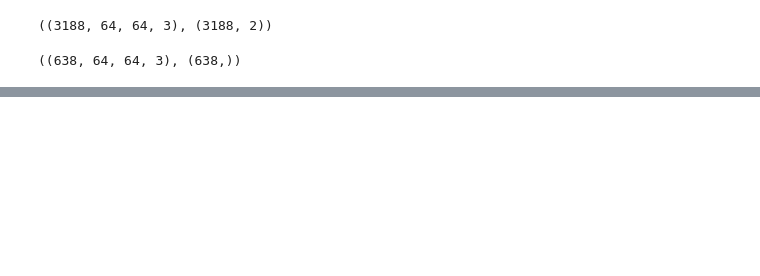
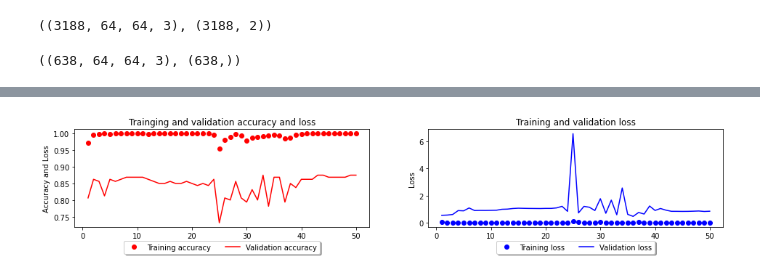
Before and after one commit to BlingstarHamal/aib12project4, a Jupyter notebook: p4.ipynb, the cells around one changed output, grey strips where cells are left out. Cells and saved outputs as stored; diff of their text form; code cells hidden in the pictures; blank space fills up the shorter version.

```diff
--- a/p4.ipynb
+++ b/p4.ipynb
@@ -138,0 +186,6 @@ show_img(x_test, y_test, 0),show_img(x_test, y_test, 3)
+# %%
+epochs = 50
+history = model.fit(x_rescaled,y_train,validation_data=(x_rescaled_valid,y_valid),
+                    epochs=epochs,
+                    verbose=1,
+                    batch_size=64)
@@ -138,0 +210,40 @@ show_img(x_test, y_test, 0),show_img(x_test, y_test, 3)
+# %%
+import matplotlib.pyplot as plt
+
+def show_graph(history_dict):
+    accuracy = history_dict['acc']
+    val_accuracy = history_dict['val_acc']
+    loss = history_dict['loss']
+    val_loss = history_dict['val_loss']
+
+    epochs = range(1, len(loss) + 1)
+
+    plt.figure(figsize=(16, 1))
+
+    plt.subplot(121)
+    plt.subplots_adjust(top=2)
+    plt.plot(epochs, accuracy, 'ro', label='Training accuracy')
+    plt.plot(epochs, val_accuracy, 'r', label='Validation accuracy')
+    plt.title('Trainging and validation accuracy and loss')
+    plt.xlabel('Epochs')
+    plt.ylabel('Accuracy and Loss')
+
+    plt.legend(loc='upper center', bbox_to_anchor=(0.5, -0.1),
+              fancybox=True, shadow=True, ncol=5)
+#     plt.legend(bbox_to_anchor=(1, -0.1))
+
+    plt.subplot(122)
+    plt.plot(epochs, loss, 'bo', label='Training loss')
+    plt.plot(epochs, val_loss, 'b', label='Validation loss')
+    plt.title('Training and validation loss')
+    plt.xlabel('Epochs')
+    plt.ylabel('Loss')
+    plt.legend(loc='upper center', bbox_to_anchor=(0.5, -0.1),
+          fancybox=True, shadow=True, ncol=5)
+#     plt.legend(bbox_to_anchor=(1, 0))
+
+    plt.show()
+# %%
+show_graph(history.history)
+# %% [output]
+[figure, added]
```
Also changed, not shown: parts of 16 cells of this notebook.
